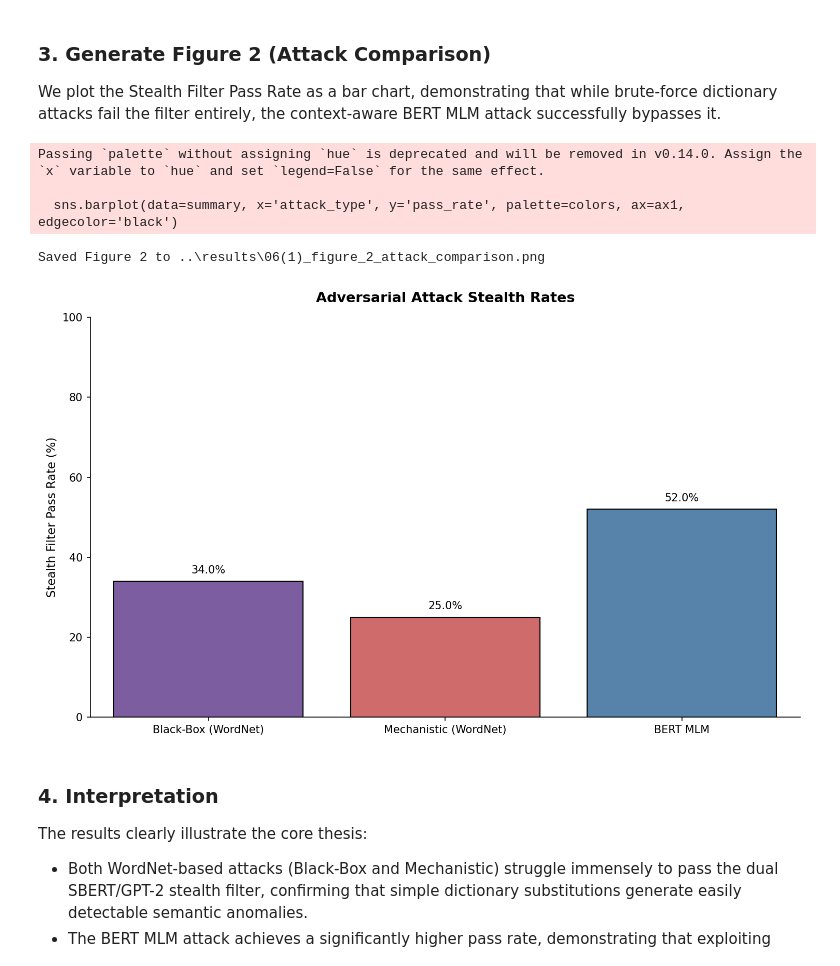
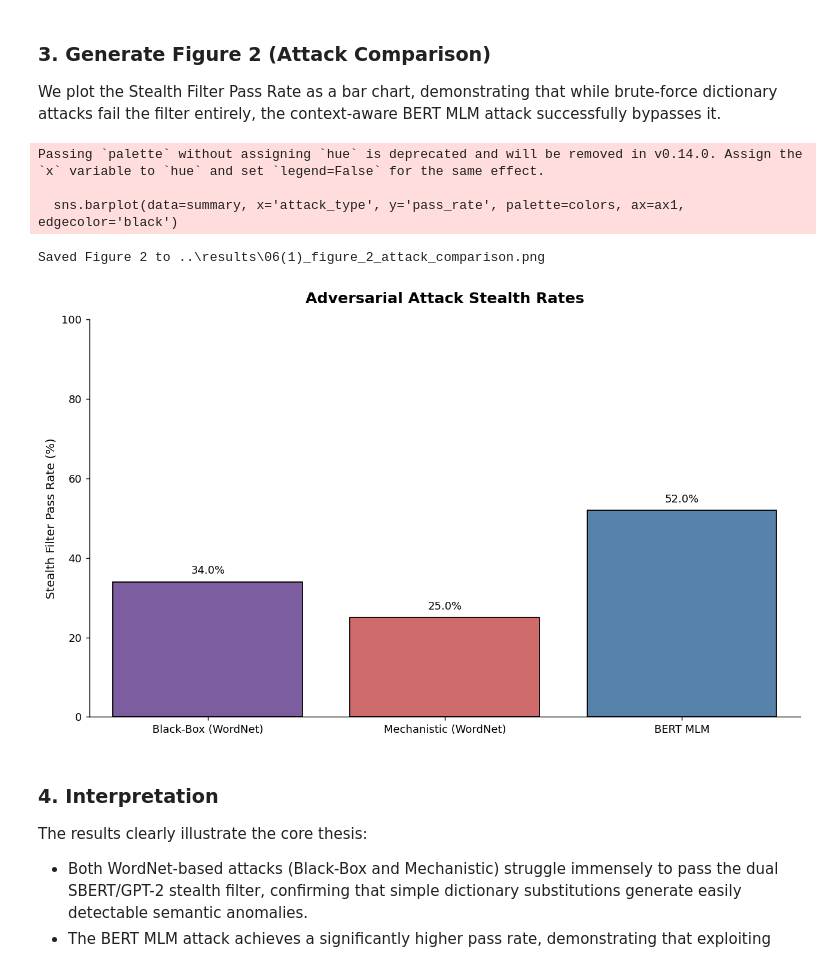
Before and after one commit to sakshi-kadian/sage, a Jupyter notebook: notebooks/06_attack_results.ipynb, the cells around one changed output. Cells and saved outputs as stored; diff of their text form; code cells hidden in the pictures.

```diff
--- a/notebooks/06_attack_results.ipynb
+++ b/notebooks/06_attack_results.ipynb
@@ -15,10 +15,10 @@ plt.rcParams.update({
     "font.family": "DejaVu Sans",
     "font.size": 10,
     "axes.titlesize": 13,
-    "axes.titleweight": "bold",
+    "axes.titleweight": "semibold",
     "axes.titlepad": 14,
     "axes.labelsize": 11,
-    "figure.dpi": 150,
+    "figure.dpi": 130,
 })
 
 os.makedirs("../results", exist_ok=True)
@@ -72,32 +72,32 @@ We plot the Stealth Filter Pass Rate as a bar chart, demonstrating that while br
 # %%
 fig, ax1 = plt.subplots(figsize=(10, 6))
 
 colors = ['#7B52AB', '#E05A5A', '#4984B8'] # Purple, Coral, Blue
 
 # Bar chart for Stealth Pass Rate
 sns.barplot(data=summary, x='attack_type', y='pass_rate', palette=colors, ax=ax1, edgecolor='black')
 
 ax1.set_ylabel('Stealth Filter Pass Rate (%)')
 ax1.set_xlabel('')
 ax1.set_ylim(0, max(100, summary['pass_rate'].max() * 1.2))
 ax1.spines[['top', 'right']].set_visible(False)
 
 for i, val in enumerate(summary['pass_rate']):
     ax1.text(i, val + 2, f"{val:.1f}%", ha='center')
 
-plt.title('Adversarial Attack Stealth Rates')
+plt.title('Adversarial Attack Stealth Rates', fontsize=14, fontweight=600, pad=15)
 plt.tight_layout()
 
 fig_path = os.path.join("..", "results", "06(1)_figure_2_attack_comparison.png")
-plt.savefig(fig_path, dpi=300, bbox_inches='tight')
+plt.savefig(fig_path, dpi=130, bbox_inches='tight')
 print(f"Saved Figure 2 to {fig_path}")
 plt.show()
 # %% [output]
 Passing `palette` without assigning `hue` is deprecated and will be removed in v0.14.0. Assign the `x` variable to `hue` and set `legend=False` for the same effect.
 
   sns.barplot(data=summary, x='attack_type', y='pass_rate', palette=colors, ax=ax1, edgecolor='black')
 Saved Figure 2 to ..\results\06(1)_figure_2_attack_comparison.png
-[figure, old version]
+[figure, new version]
 # %% [markdown]
 ### 4. Interpretation
 
```
Also changed, not shown: 7 other files.
